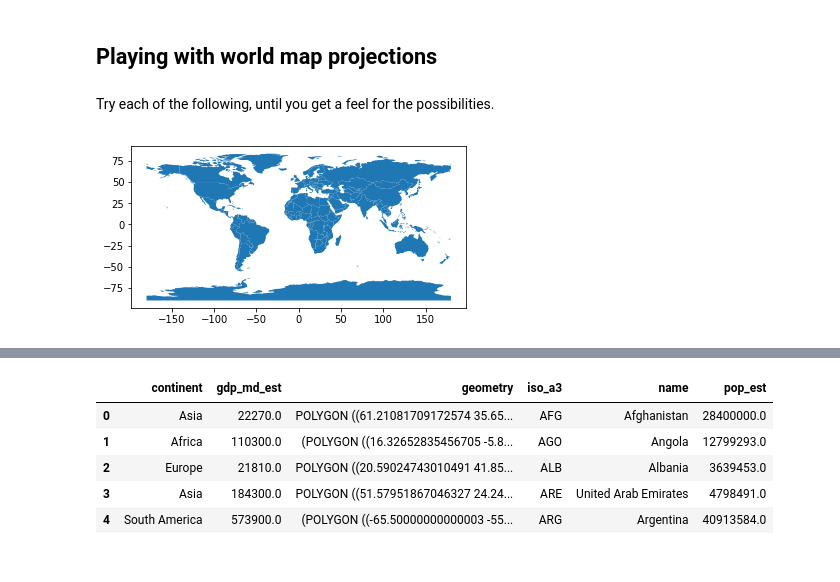
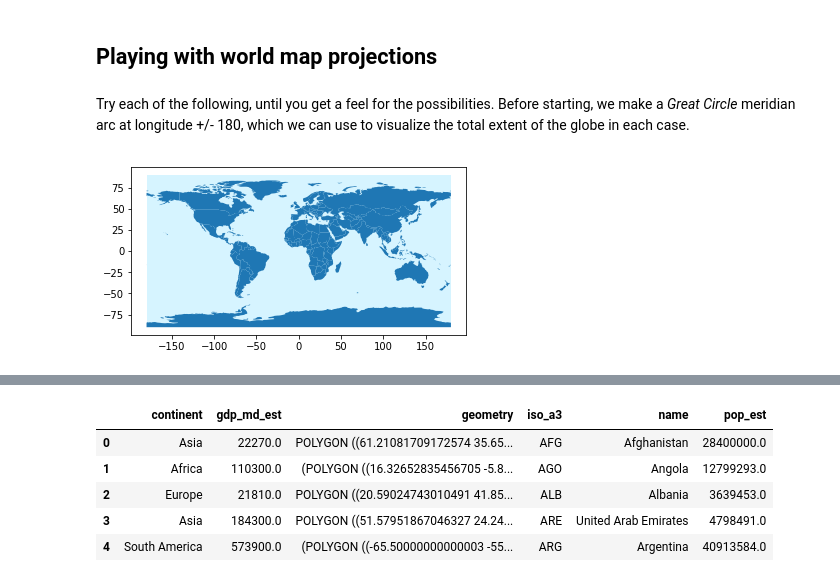
Before and after one commit to data-8/geography-88, a Jupyter notebook: session2/Map-projection.ipynb, the cells around one changed output, grey strips where cells are left out. Saved outputs shown, nothing was run; the diff lists cells and outputs as text; code cells hidden in the pictures.

```diff
--- a/session2/Map-projection.ipynb
+++ b/session2/Map-projection.ipynb
@@ -90,12 +95,20 @@ You get some idea of the variety of projected coordinate systems available from
 # %% [markdown]
 ## Playing with world map projections
 # %% [markdown]
-Try each of the following, until you get a feel for the possibilities.
+Try each of the following, until you get a feel for the possibilities. Before starting, we make a *Great Circle* meridian arc at longitude +/- 180, which we can use to visualize the total extent of the globe in each case.
-# %%
-world = gpd.read_file(gpd.datasets.get_path('naturalearth_lowres'))
-qp.quickplot(world)
-# %% [output]
-[figure, removed]
+# %%
+# Make a Great Circle at the +/-180 meridian
+# we can draw this to get a better sense of the projections' overall shapes
+from shapely.geometry.linestring import LineString
+gc = gpd.GeoDataFrame(geometry = gpd.GeoSeries([LineString([[-180, y] for y in range(-90, 91, 1)] +
+                                                           [[180, y] for y in range(90, -91, -1)])]))
+gc.crs = {'init': 'epsg:4326', 'no_defs': True}
+
+world = gpd.read_file(gpd.datasets.get_path('naturalearth_lowres'))
+qp.quickplot(gc, facecolor='#33ccff', alpha='0.2')
+qp.quickplot(world)
+# %% [output]
+[figure, added]
 # %%
 ## This one is 'Web Mercator' popularized by web mapping, and much
 ## disliked by cartographers for its large distortions of areas
```
Also changed, not shown: parts of 23 cells of this notebook, 6 other files.
